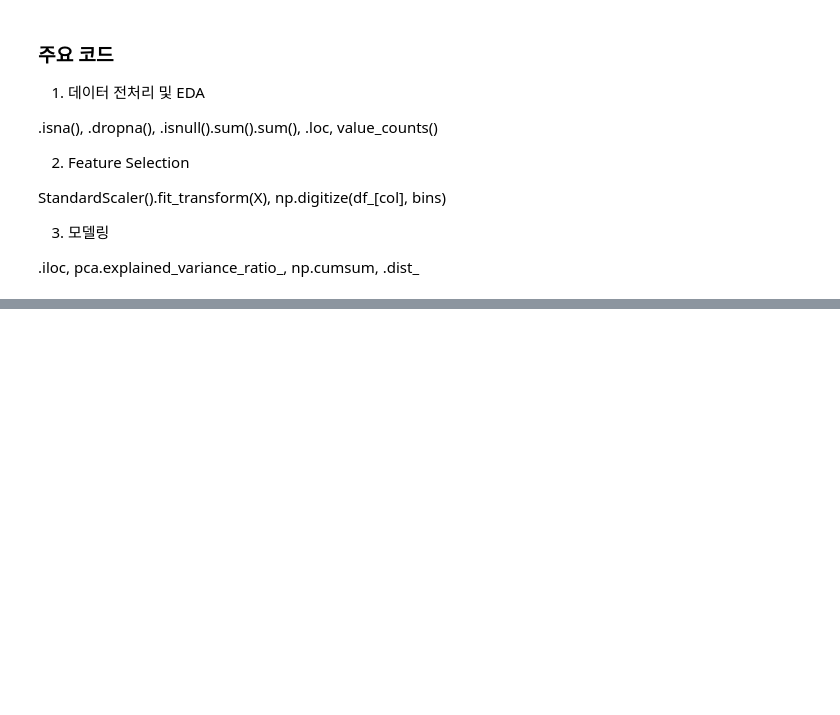
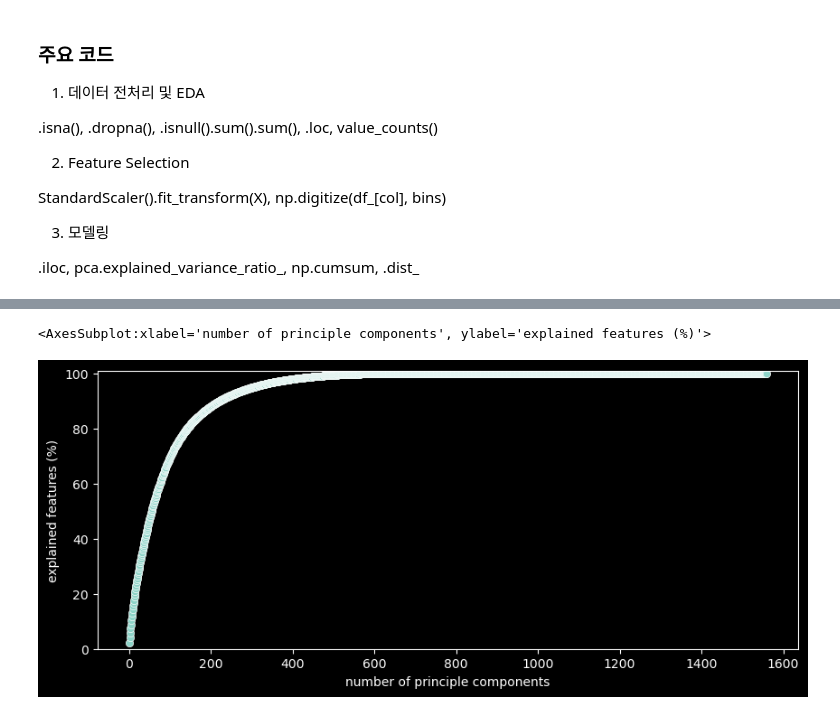
Before and after one commit to sonsungjong/ML_python, a Jupyter notebook: anomaly_detection/303_반도체 공정 이상 탐지.ipynb, the cells around one changed output, grey strips where cells are left out. Saved outputs shown, nothing was run; the diff lists cells and outputs as text; code cells hidden in the pictures; blank space fills up the shorter version.

```diff
--- a/anomaly_detection/303_반도체 공정 이상 탐지.ipynb
+++ b/anomaly_detection/303_반도체 공정 이상 탐지.ipynb
@@ -85,0 +294,4 @@ StandardScaler().fit_transform(X), np.digitize(df_[col], bins)
+# %%
+# 연속형 변수 구간화 (범주화)
+df_s_des = pd.DataFrame(df_s.describe())
+df_s_des
@@ -85,0 +309,8 @@ StandardScaler().fit_transform(X), np.digitize(df_[col], bins)
+# %%
+# bin 구간을 만들고 np.digitize 를 통해 level 부여
+import numpy as np
+
+for i, col in enumerate(df_s.columns[:-1]):
+    bins = [df_s_des.loc['min'][i], df_s_des.loc['25%'][i], df_s_des.loc['75%'][i], np.inf]
+    feature_name = col + '_gp'
+    df_s[feature_name] = np.digitize(df_s[col], bins)
@@ -85,0 +435,4 @@ StandardScaler().fit_transform(X), np.digitize(df_[col], bins)
+# %%
+# Data 재할당
+df_raw = df_s.iloc[:, 0: 1559]
+df_raw.head()
@@ -85,0 +447,13 @@ StandardScaler().fit_transform(X), np.digitize(df_[col], bins)
+# %%
+from sklearn.decomposition import PCA
+from sklearn.preprocessing import StandardScaler
+from sklearn.pipeline import make_pipeline
+
+X = df_raw.drop(['Class'], axis=1)
+Y = df_raw['Class']
+
+# PCA 인스턴스
+pca = PCA()
+
+pca.fit(X)
+reduced = pca.transform(X)
@@ -85,0 +485,19 @@ StandardScaler().fit_transform(X), np.digitize(df_[col], bins)
+# %%
+# 200개의 PC를 사용했을 때, 80% 정도 분산을 설명할 수 있음
+import seaborn as sns
+import matplotlib.pyplot as plt
+import numpy as np
+%matplotlib inline
+plt.style.use(['dark_background'])
+
+fig, ax = plt.subplots(figsize = (10, 4))
+xi = np.arange(1, reduced.shape[1]+1, step=1)
+y = np.cumsum(pca.explained_variance_ratio_)*100
+
+plt.ylim(0.0, 101)
+plt.xlabel('number of principle components')
+plt.ylabel('explained features (%)')
+sns.scatterplot(xi, y)
+# %% [output]
+<AxesSubplot:xlabel='number of principle components', ylabel='explained features (%)'>
+[figure, added]
```
Also changed, not shown: parts of 54 cells of this notebook.
